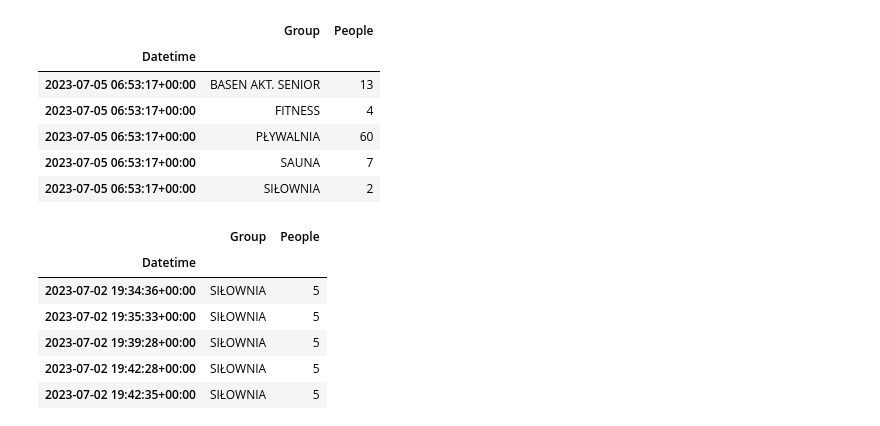
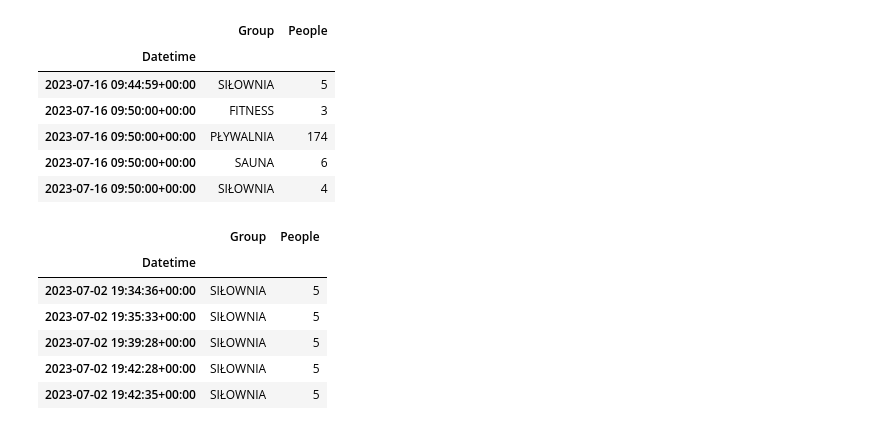
Before and after one commit to Sorebit/osir-scrapper, a Jupyter notebook: osir.ipynb, the cells around one changed output. Cells and saved outputs as stored; diff of their text form; code cells hidden in the pictures.

```diff
--- a/osir.ipynb
+++ b/osir.ipynb
@@ -19,14 +5,15 @@ df.tail()
 # %%
-df = pd.read_csv('./hoho.csv', parse_dates=['Datetime'], index_col='Datetime')
+dataset_uri = './hoho.csv'
+df = pd.read_csv(dataset_uri, parse_dates=['Datetime'], index_col='Datetime')
 df.tail()
 # %% [output]
 |  | Group | People |
 | Datetime |  |  |
-| 2023-07-05 06:53:17+00:00 | BASEN AKT. SENIOR | 13 |
-| 2023-07-05 06:53:17+00:00 | FITNESS | 4 |
-| 2023-07-05 06:53:17+00:00 | PŁYWALNIA | 60 |
-| 2023-07-05 06:53:17+00:00 | SAUNA | 7 |
-| 2023-07-05 06:53:17+00:00 | SIŁOWNIA | 2 |
+| 2023-07-16 09:44:59+00:00 | SIŁOWNIA | 5 |
+| 2023-07-16 09:50:00+00:00 | FITNESS | 3 |
+| 2023-07-16 09:50:00+00:00 | PŁYWALNIA | 174 |
+| 2023-07-16 09:50:00+00:00 | SAUNA | 6 |
+| 2023-07-16 09:50:00+00:00 | SIŁOWNIA | 4 |
 # %%
 df.loc[df['Group'] == 'SIŁOWNIA']
 # df.Group == 'SIŁOWNIA'
```
Also changed, not shown: parts of 6 cells of this notebook, 6 other files.
